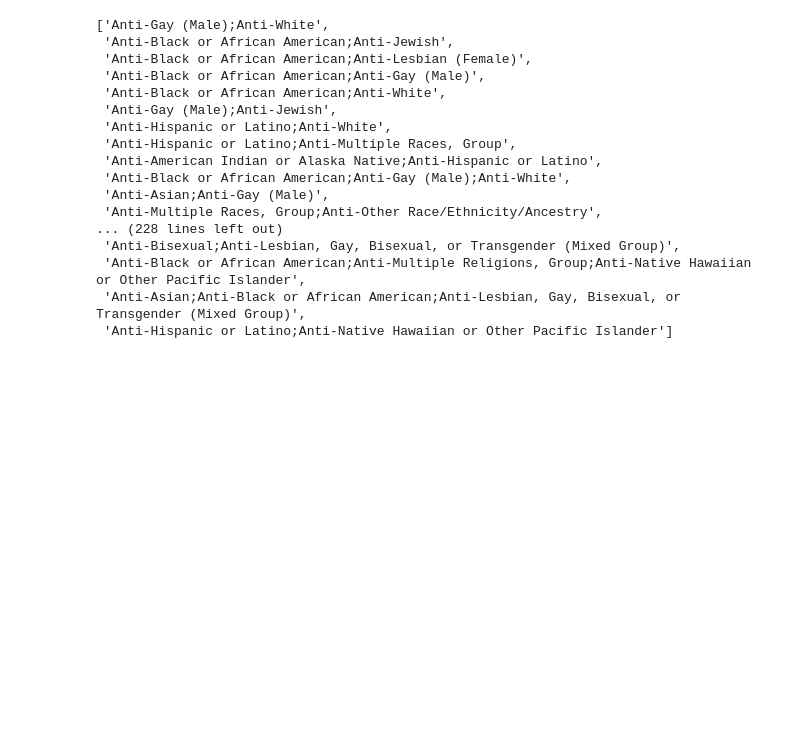
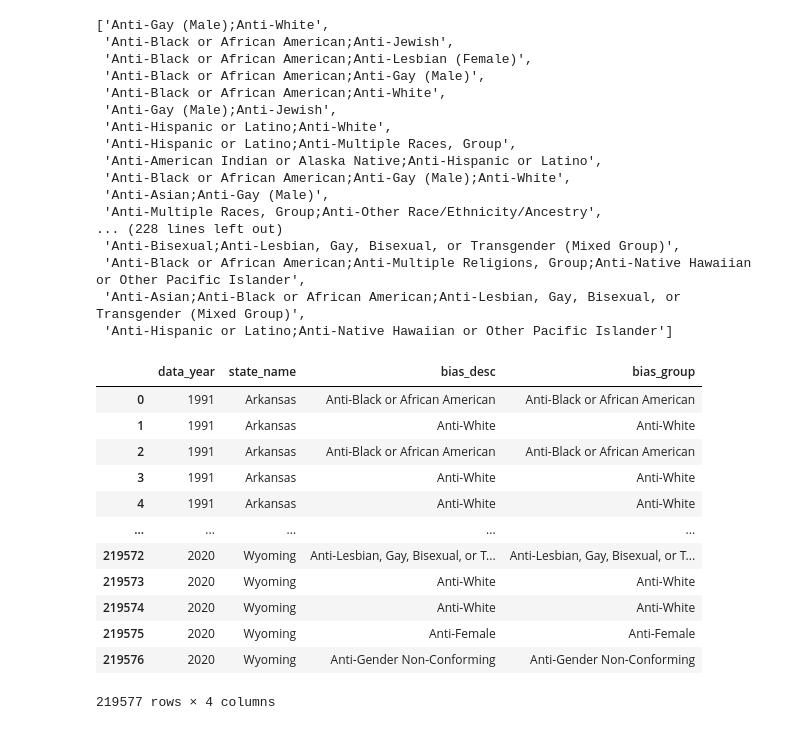
Before and after one commit to scdone/us_hate_crime_analysis_1991-2020, a Jupyter notebook: jupyter_notebooks/dataset_descriptions/hate_crime_dataset_description.ipynb, the cells around one changed output. Drawn from its saved outputs; the diff is of its cells as text; code cells hidden in the pictures; blank space fills up the shorter version.

```diff
--- a/jupyter_notebooks/dataset_descriptions/hate_crime_dataset_description.ipynb
+++ b/jupyter_notebooks/dataset_descriptions/hate_crime_dataset_description.ipynb
@@ -316,3 +316,19 @@ bias_multiple
  'Anti-Hispanic or Latino;Anti-Native Hawaiian or Other Pacific Islander']
 # %%
 # totals_df.to_csv('totals_df.csv', index=False)
+# %%
+totals_df
+# %% [output]
+|  | data_year | state_name | bias_desc | bias_group |
+| 0 | 1991 | Arkansas | Anti-Black or African American | Anti-Black or African American |
+| 1 | 1991 | Arkansas | Anti-White | Anti-White |
+| 2 | 1991 | Arkansas | Anti-Black or African American | Anti-Black or African American |
+| 3 | 1991 | Arkansas | Anti-White | Anti-White |
+| 4 | 1991 | Arkansas | Anti-White | Anti-White |
+| ... | ... | ... | ... | ... |
+| 219572 | 2020 | Wyoming | Anti-Lesbian, Gay, Bisexual, or T... | Anti-Lesbian, Gay, Bisexual, or T... |
+| 219573 | 2020 | Wyoming | Anti-White | Anti-White |
+| 219574 | 2020 | Wyoming | Anti-White | Anti-White |
+| 219575 | 2020 | Wyoming | Anti-Female | Anti-Female |
+| 219576 | 2020 | Wyoming | Anti-Gender Non-Conforming | Anti-Gender Non-Conforming |
+219577 rows × 4 columns
```
Also changed, not shown: 1 other file.
